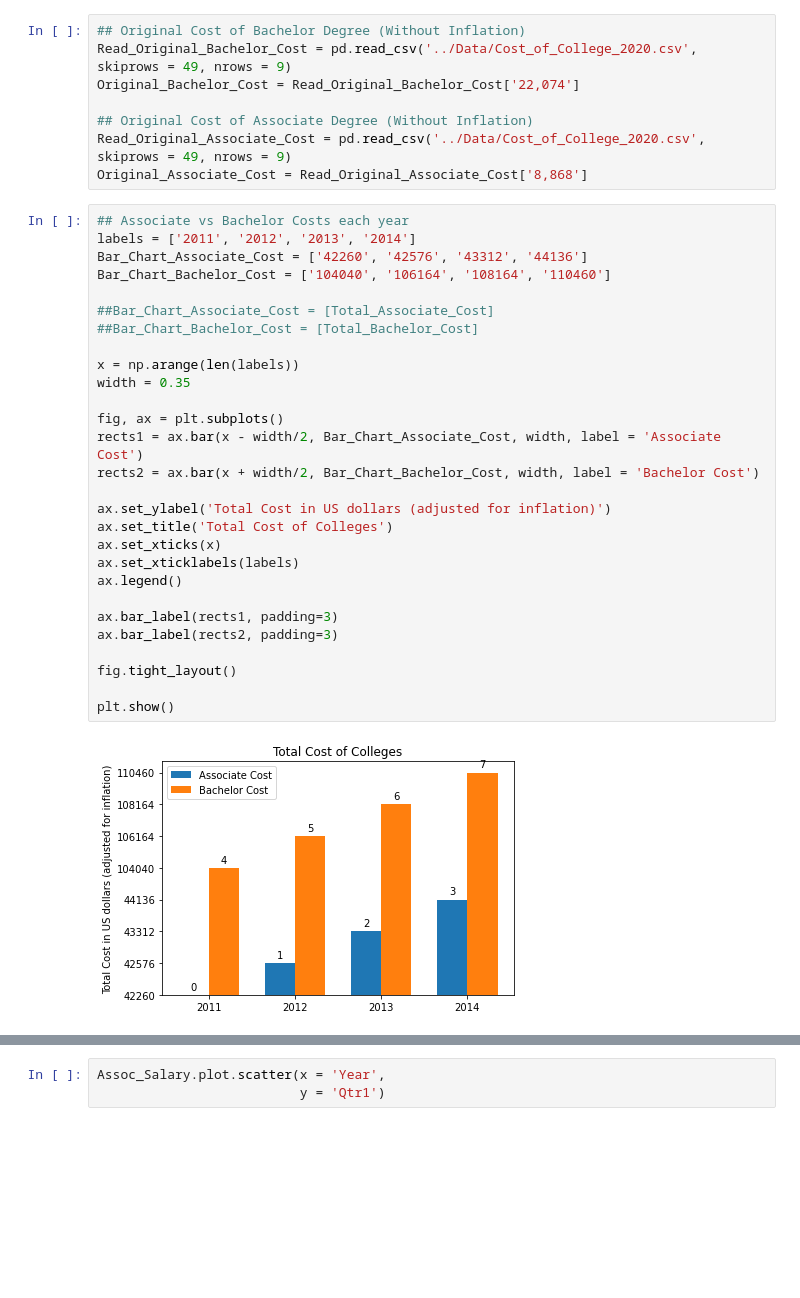
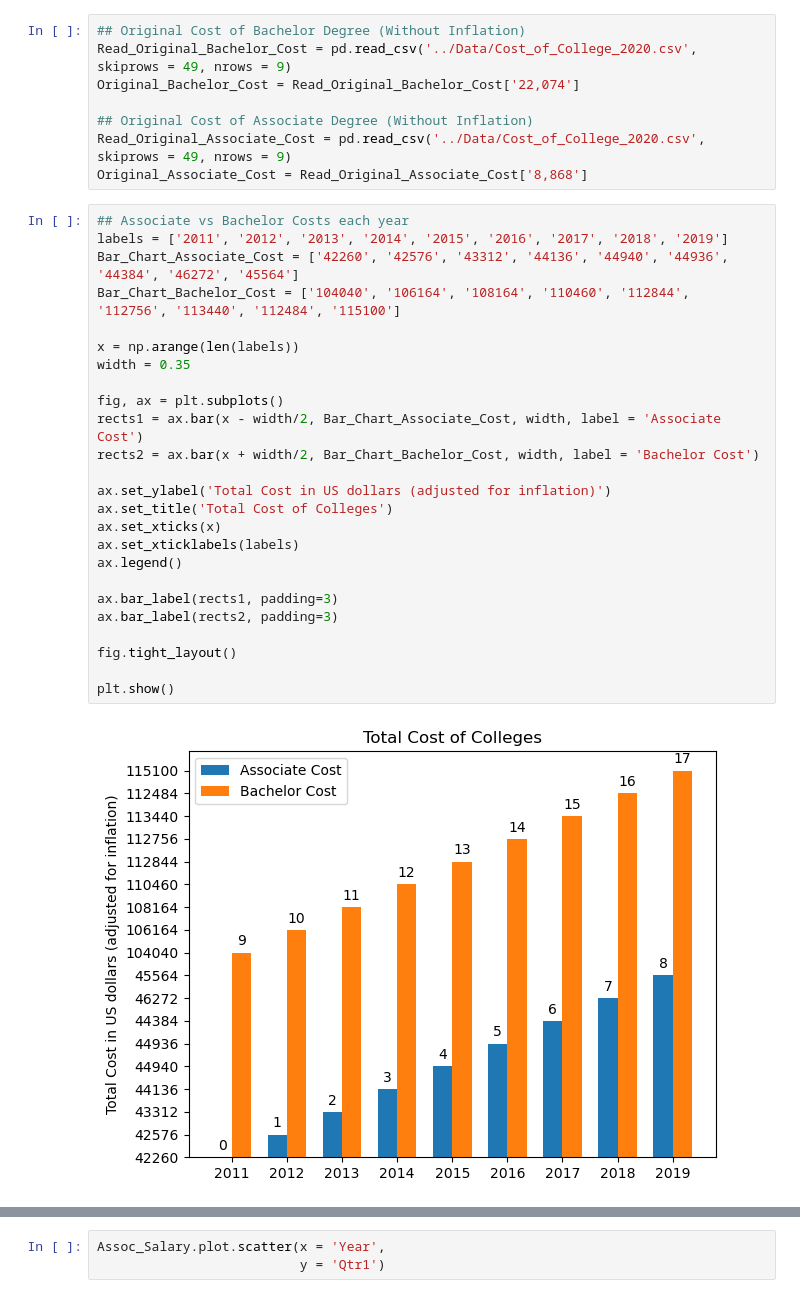
Before and after one commit to SierraAndrews01/Monetary-Value-of-College, a Jupyter notebook: Files/My Intro to Python.ipynb, the cells around one changed output, grey strips where cells are left out. Drawn from its saved outputs; the diff is of its cells as text; blank space fills up the shorter version.

```diff
--- a/Files/My Intro to Python.ipynb
+++ b/Files/My Intro to Python.ipynb
@@ -58,32 +62,29 @@ Read_Original_Associate_Cost = pd.read_csv('../Data/Cost_of_College_2020.csv', s
 Original_Associate_Cost = Read_Original_Associate_Cost['8,868']
 # %%
 ## Associate vs Bachelor Costs each year
-labels = ['2011', '2012', '2013', '2014']
-Bar_Chart_Associate_Cost = ['42260', '42576', '43312', '44136']
-Bar_Chart_Bachelor_Cost = ['104040', '106164', '108164', '110460']
-
-##Bar_Chart_Associate_Cost = [Total_Associate_Cost]
-##Bar_Chart_Bachelor_Cost = [Total_Bachelor_Cost]
+labels = ['2011', '2012', '2013', '2014', '2015', '2016', '2017', '2018', '2019']
+Bar_Chart_Associate_Cost = ['42260', '42576', '43312', '44136', '44940', '44936', '44384', '46272', '45564']
+Bar_Chart_Bachelor_Cost = ['104040', '106164', '108164', '110460', '112844', '112756', '113440', '112484', '115100']
 
 x = np.arange(len(labels))
 width = 0.35
 
 fig, ax = plt.subplots()
 rects1 = ax.bar(x - width/2, Bar_Chart_Associate_Cost, width, label = 'Associate Cost')
 rects2 = ax.bar(x + width/2, Bar_Chart_Bachelor_Cost, width, label = 'Bachelor Cost')
 
 ax.set_ylabel('Total Cost in US dollars (adjusted for inflation)')
 ax.set_title('Total Cost of Colleges')
 ax.set_xticks(x)
 ax.set_xticklabels(labels)
 ax.legend()
 
 ax.bar_label(rects1, padding=3)
 ax.bar_label(rects2, padding=3)
 
 fig.tight_layout()
 
 plt.show()
 # %% [output]
-[figure, old version]
+[figure, new version]
 # %%
```
Also changed, not shown: parts of 6 cells of this notebook.
